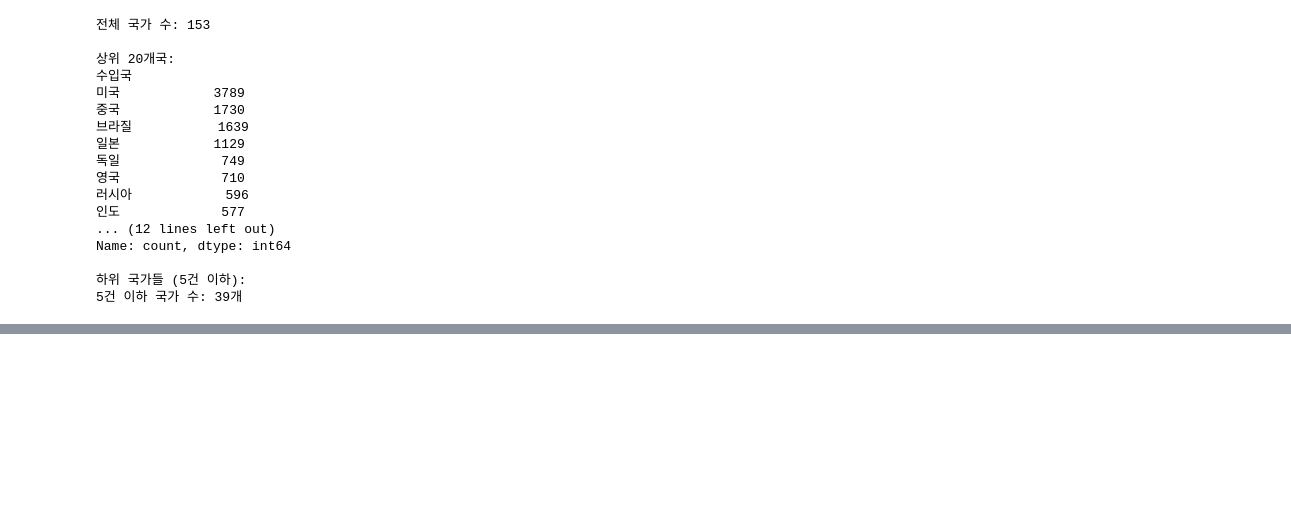
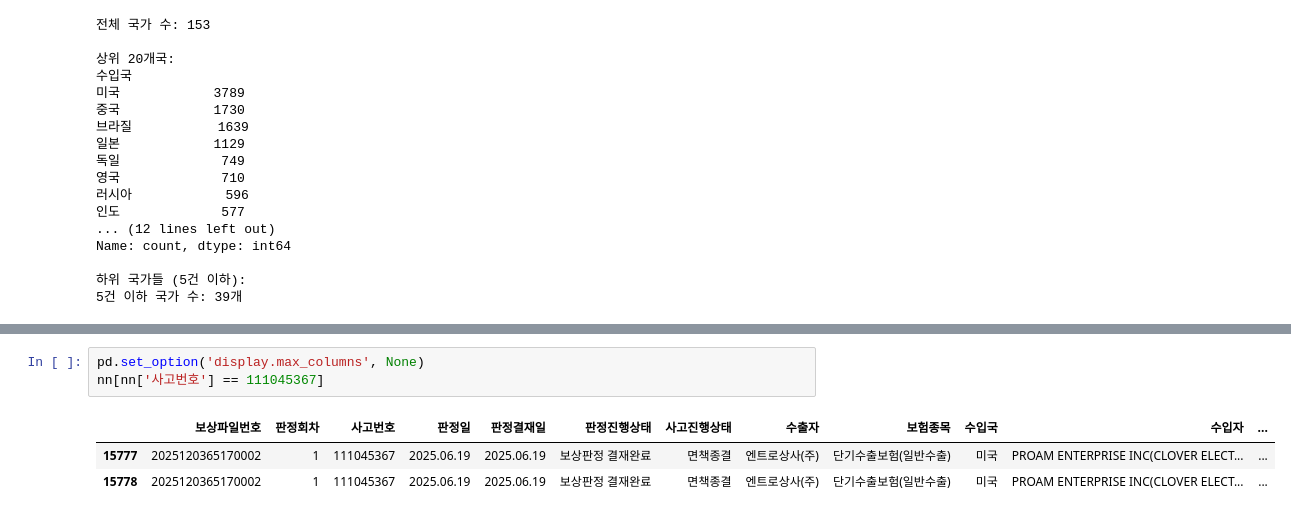
Before and after one commit to inseonseo/Ksure_bigdata, a Jupyter notebook: case/KoSimCSE/new/notebo.ipynb, the cells around one changed output, grey strips where cells are left out. Cells and saved outputs as stored; diff of their text form; blank space fills up the shorter version.

```diff
--- a/case/KoSimCSE/new/notebo.ipynb
+++ b/case/KoSimCSE/new/notebo.ipynb
@@ -960,0 +1015,7 @@ Name: count, dtype: int64
+# %%
+pd.set_option('display.max_columns', None)
+nn[nn['사고번호'] == 111045367]
+# %% [output]
+|  | 보상파일번호 | 판정회차 | 사고번호 | 판정일 | 판정결재일 | 판정진행상태 | 사고진행상태 | 수출자 | 보험종목 | 수입국 | 수입자 | ... |
+| 15777 | 2025120365170002 | 1 | 111045367 | 2025.06.19 | 2025.06.19 | 보상판정 결재완료 | 면책종결 | 엔트로상사(주) | 단기수출보험(일반수출) | 미국 | PROAM ENTERPRISE INC(CLOVER ELECT... | ... |
+| 15778 | 2025120365170002 | 1 | 111045367 | 2025.06.19 | 2025.06.19 | 보상판정 결재완료 | 면책종결 | 엔트로상사(주) | 단기수출보험(일반수출) | 미국 | PROAM ENTERPRISE INC(CLOVER ELECT... | ... |
```
Also changed, not shown: parts of 7 cells of this notebook, 16 other files.
